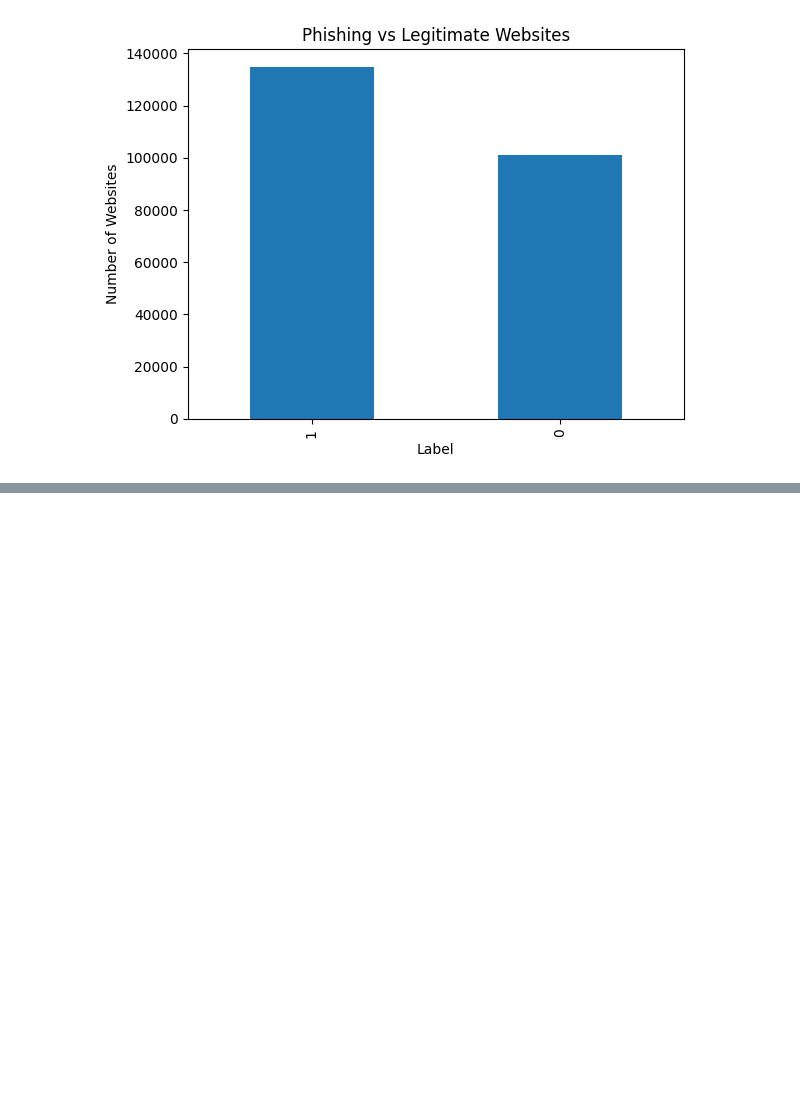
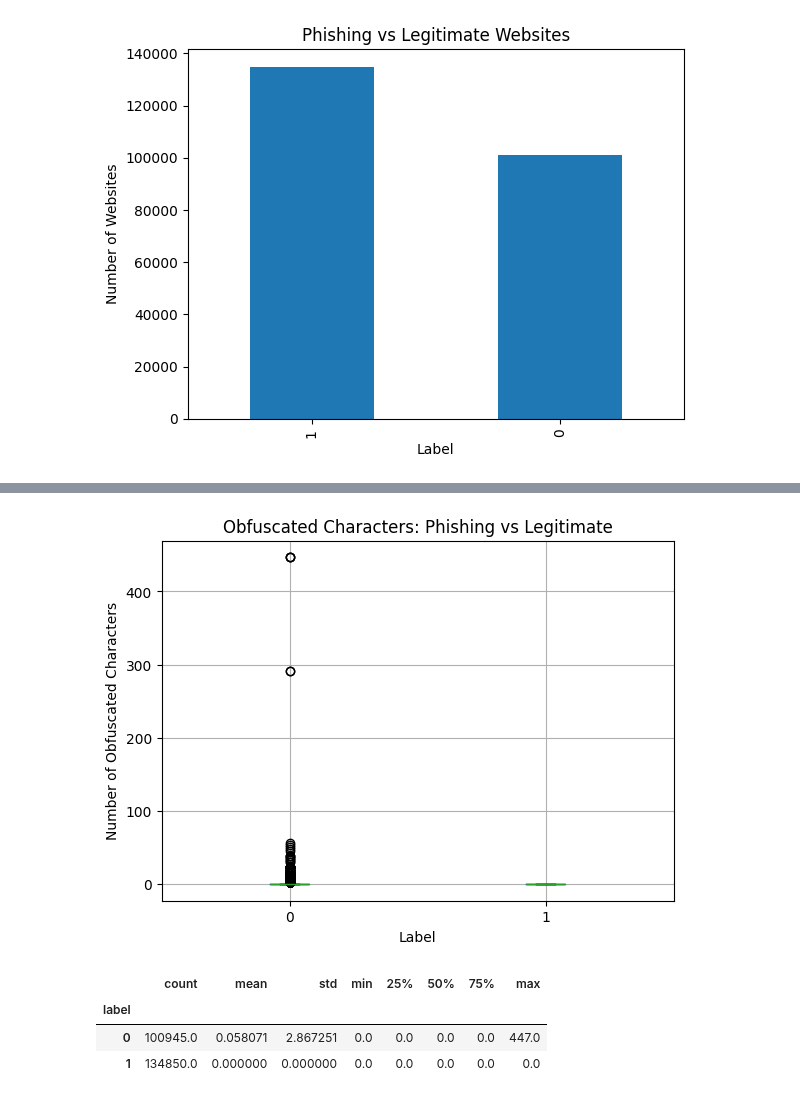
Before and after one commit to Aditya1112006/Phishing-Website-Detector, a Jupyter notebook: notebooks/01_dataset_exploration.ipynb, the cells around one changed output, grey strips where cells are left out. Drawn from its saved outputs; the diff is of its cells as text; code cells hidden in the pictures; blank space fills up the shorter version.

```diff
--- a/notebooks/01_dataset_exploration.ipynb
+++ b/notebooks/01_dataset_exploration.ipynb
@@ -206,0 +235,17 @@ plt.show()
+# %%
+df.boxplot(column="NoOfObfuscatedChar", by="label")
+
+plt.title("Obfuscated Characters: Phishing vs Legitimate")
+plt.suptitle("")
+plt.xlabel("Label")
+plt.ylabel("Number of Obfuscated Characters")
+plt.show()
+# %% [output]
+[figure, added]
+# %%
+df.groupby("label")["NoOfObfuscatedChar"].describe()
+# %% [output]
+|  | count | mean | std | min | 25% | 50% | 75% | max |
+| label |  |  |  |  |  |  |  |  |
+| 0 | 100945.0 | 0.058071 | 2.867251 | 0.0 | 0.0 | 0.0 | 0.0 | 447.0 |
+| 1 | 134850.0 | 0.000000 | 0.000000 | 0.0 | 0.0 | 0.0 | 0.0 | 0.0 |
```
Also changed, not shown: parts of 12 cells of this notebook.
